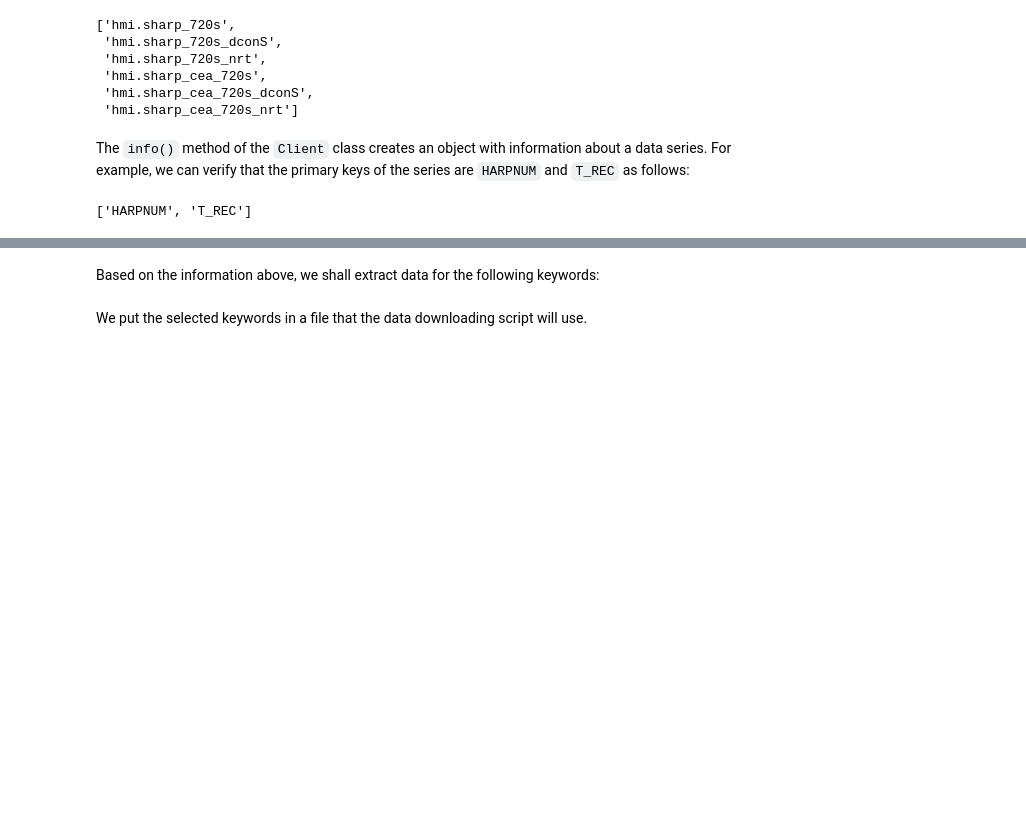
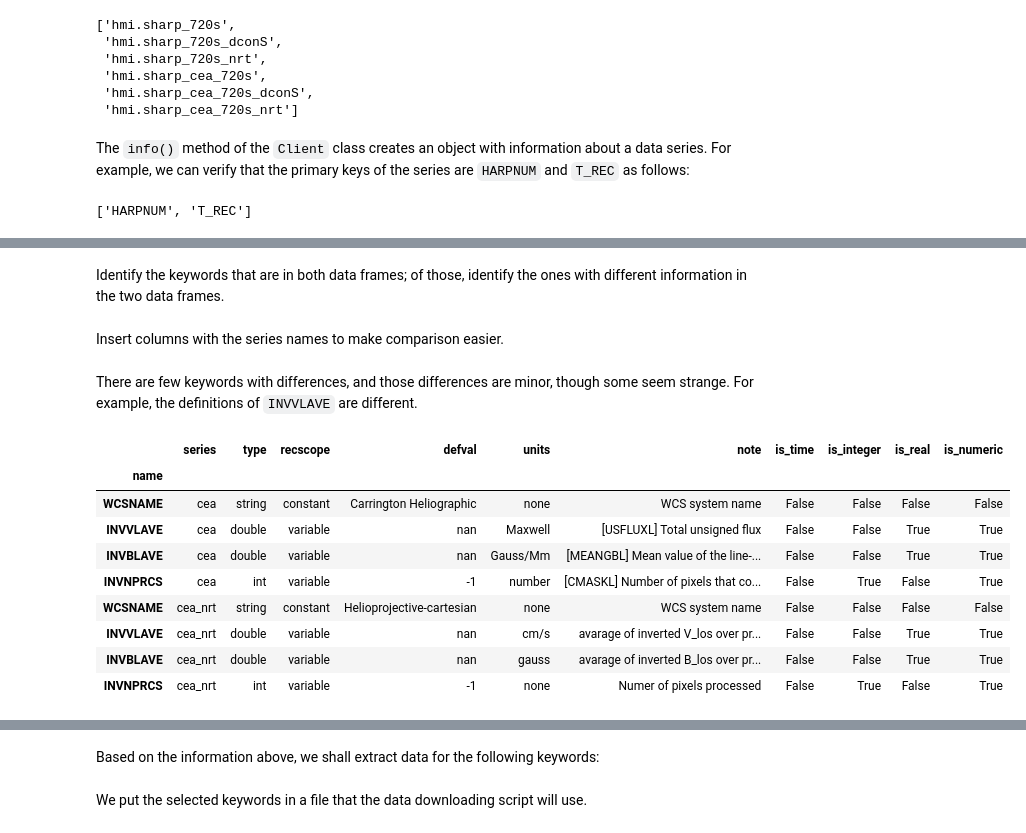
Before and after one commit to victorverma/harp_data, a Jupyter notebook: notebooks/get_keywords.ipynb, the cells around one changed output, grey strips where cells are left out. Cells and saved outputs as stored; diff of their text form; code cells hidden in the pictures; blank space fills up the shorter version.

```diff
--- a/notebooks/get_keywords.ipynb
+++ b/notebooks/get_keywords.ipynb
@@ -41,0 +59,2 @@ These are all the keywords, their descriptions, and their data types:
+# %% [markdown]
+Identify the keywords that are in both data frames; of those, identify the ones with different information in the two data frames.
@@ -41,0 +67,23 @@ These are all the keywords, their descriptions, and their data types:
+# %% [markdown]
+Insert columns with the series names to make comparison easier.
+# %%
+keywords_cea.insert(0, "series", "cea")
+keywords_cea_nrt.insert(0, "series", "cea_nrt")
+# %% [markdown]
+There are few keywords with differences, and those differences are minor, though some seem strange. For example, the definitions of `INVVLAVE` are different.
+# %%
+pd.concat([
+    keywords_cea.loc[keywords_w_diffs],
+    keywords_cea_nrt.loc[keywords_w_diffs]
+])
+# %% [output]
+|  | series | type | recscope | defval | units | note | is_time | is_integer | is_real | is_numeric |
+| name |  |  |  |  |  |  |  |  |  |  |
+| WCSNAME | cea | string | constant | Carrington Heliographic | none | WCS system name | False | False | False | False |
+| INVVLAVE | cea | double | variable | nan | Maxwell | [USFLUXL] Total unsigned flux | False | False | True | True |
+| INVBLAVE | cea | double | variable | nan | Gauss/Mm | [MEANGBL] Mean value of the line-... | False | False | True | True |
+| INVNPRCS | cea | int | variable | -1 | number | [CMASKL] Number of pixels that co... | False | True | False | True |
+| WCSNAME | cea_nrt | string | constant | Helioprojective-cartesian | none | WCS system name | False | False | False | False |
+| INVVLAVE | cea_nrt | double | variable | nan | cm/s | avarage of inverted V_los over pr... | False | False | True | True |
+| INVBLAVE | cea_nrt | double | variable | nan | gauss | avarage of inverted B_los over pr... | False | False | True | True |
+| INVNPRCS | cea_nrt | int | variable | -1 | none | Numer of pixels processed | False | True | False | True |
```
Also changed, not shown: parts of 13 cells of this notebook.
